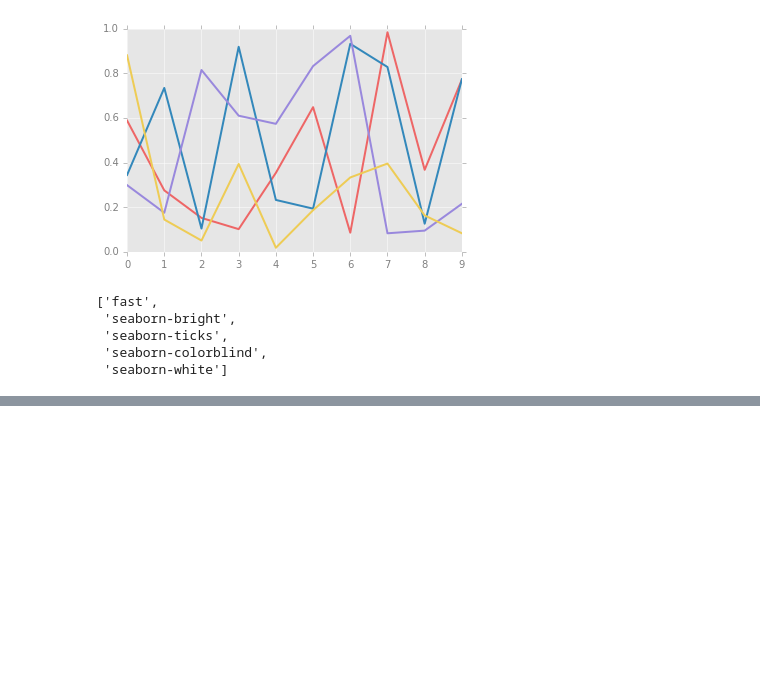
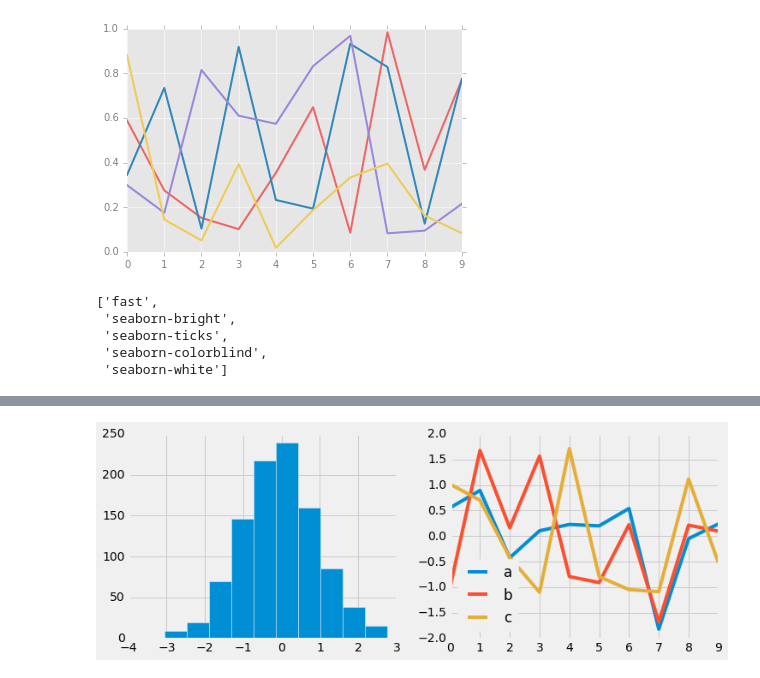
Before and after one commit to birromer/pdsh, a Jupyter notebook: matplotlib-configurations-and-stylesheets.ipynb, the cells around one changed output, grey strips where cells are left out. Drawn from its saved outputs; the diff is of its cells as text; code cells hidden in the pictures; blank space fills up the shorter version.

```diff
--- a/matplotlib-configurations-and-stylesheets.ipynb
+++ b/matplotlib-configurations-and-stylesheets.ipynb
@@ -81,0 +89,5 @@ def hist_and_lines():
+# %%
+with plt.style.context('fivethirtyeight'):
+    hist_and_lines()
+# %% [output]
+[figure, added]
```
Also changed, not shown: parts of 8 cells of this notebook, 1 other file.
